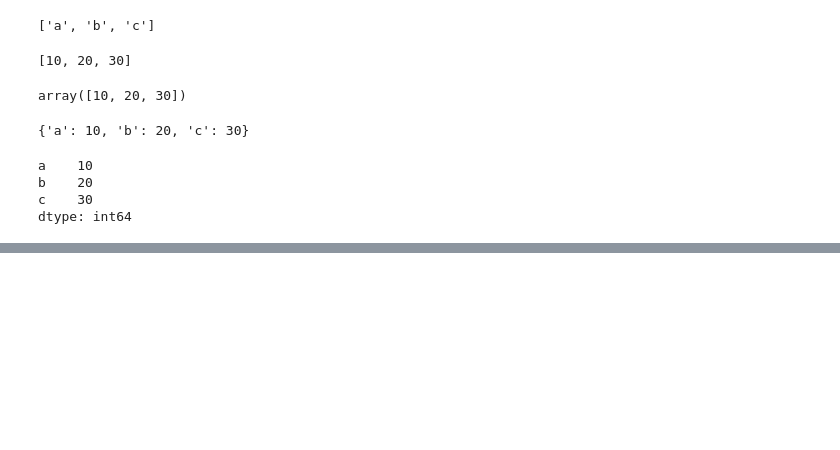
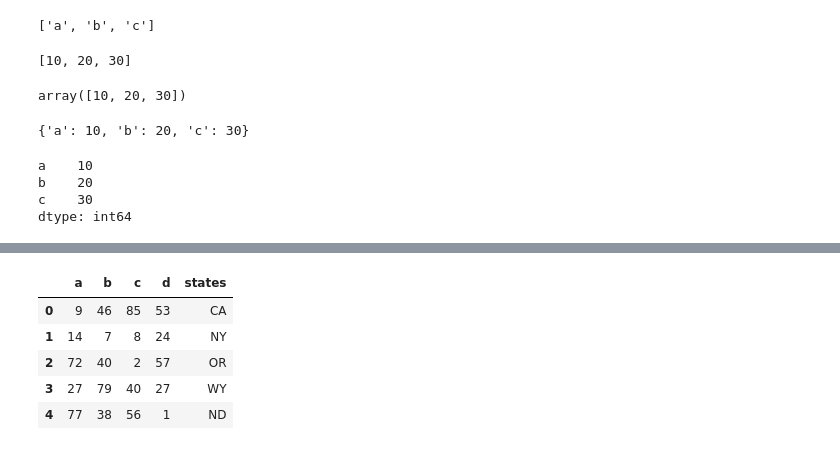
Before and after one commit to Sabari2810/Python-for-DataScience, a Jupyter notebook: Pandas for Data Analysis.ipynb, the cells around one changed output, grey strips where cells are left out. Saved outputs shown, nothing was run; the diff lists cells and outputs as text; code cells hidden in the pictures; blank space fills up the shorter version.

```diff
--- a/Pandas for Data Analysis.ipynb
+++ b/Pandas for Data Analysis.ipynb
@@ -31,0 +187,2 @@ dtype: int64
+# %%
+df.drop('index',axis=1,inplace=True)
@@ -31,0 +198,12 @@ dtype: int64
+# %%
+items = 'CA NY OR WY ND'.split()
+df['states'] = items
+# %%
+df
+# %% [output]
+|  | a | b | c | d | states |
+| 0 | 9 | 46 | 85 | 53 | CA |
+| 1 | 14 | 7 | 8 | 24 | NY |
+| 2 | 72 | 40 | 2 | 57 | OR |
+| 3 | 27 | 79 | 40 | 27 | WY |
+| 4 | 77 | 38 | 56 | 1 | ND |
```
Also changed, not shown: parts of 50 cells of this notebook, 5 other files.
